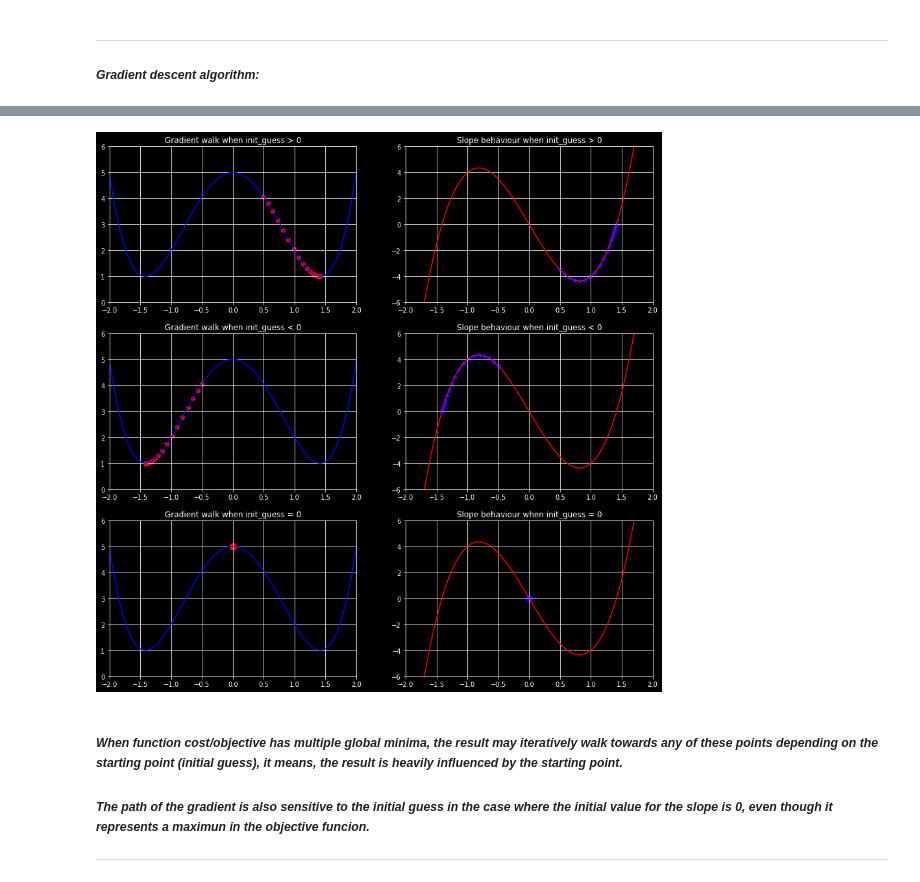
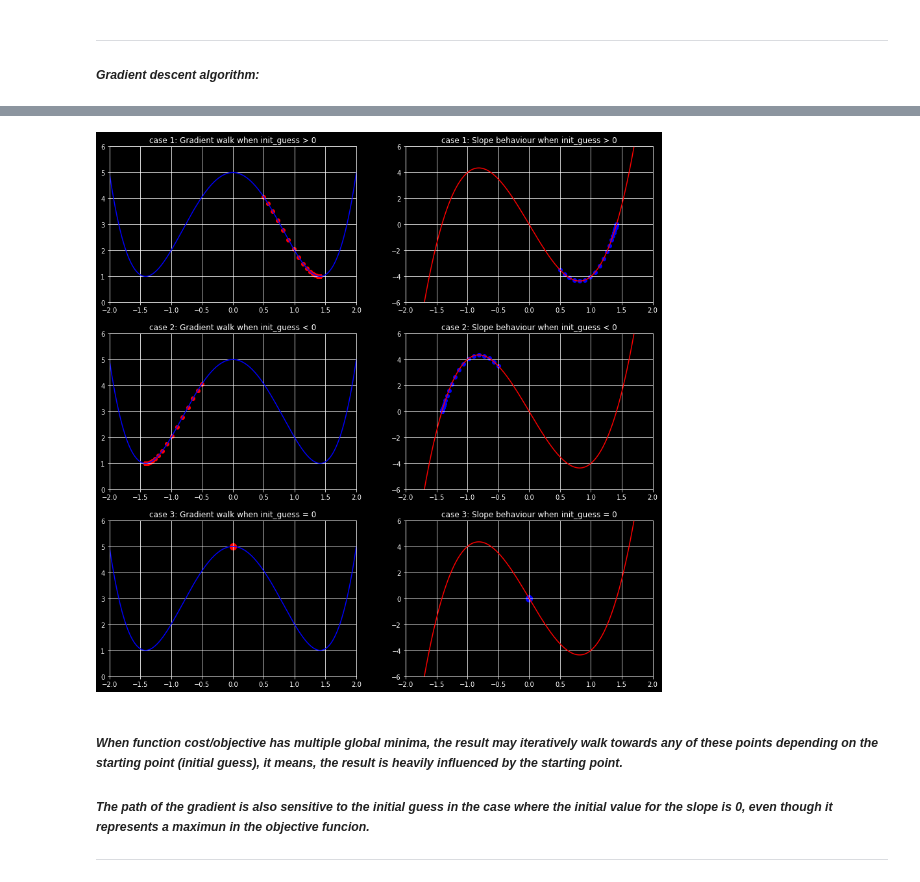
Before and after one commit to playeredlc/DataScience-Learnings, a Jupyter notebook: Gradient-Descent/gd_multiple_minima_vs_initial_guess.ipynb, the cells around one changed output, grey strips where cells are left out. Cells and saved outputs as stored; diff of their text form; code cells hidden in the pictures.

```diff
--- a/Gradient-Descent/gd_multiple_minima_vs_initial_guess.ipynb
+++ b/Gradient-Descent/gd_multiple_minima_vs_initial_guess.ipynb
@@ -76,13 +82,13 @@ plt.figure(figsize=[15, 15])
 
 # case 1: init_guess > 0
 new_x, x_list, deriv_list = gradient_descent(deriv_func=dg, init_guess= 0.5)
-plt.subplot(3, 2, 1).set_title('Gradient walk when init_guess > 0') #1row, 2cols, index=1
+plt.subplot(3, 2, 1).set_title('case 1: Gradient walk when init_guess > 0') #3rows, 2cols, index=1
 plt.xlim(-2, 2)
 plt.ylim(0, 6)
 plt.grid()
 plt.scatter(x_list, g(np.array(x_list)), c='r')
 plt.plot(x_1, g(x_1), c='b')
-plt.subplot(3, 2, 2).set_title('Slope behaviour when init_guess > 0') #1row, 2cols, index=2
+plt.subplot(3, 2, 2).set_title('case 1: Slope behaviour when init_guess > 0') #3rows, 2cols, index=2
 plt.xlim(-2, 2)
 plt.ylim(-6, 6)
 plt.grid()
@@ -90,38 +96,38 @@ plt.scatter(x_list, deriv_list, c='b')
 plt.plot(x_1, dg(x_1), c='r')
 
 # case 2: init_guess < 0
 new_x, x_list, deriv_list = gradient_descent(deriv_func=dg, init_guess= -0.5)
-plt.subplot(3, 2, 3).set_title('Gradient walk when init_guess < 0') #1row, 2cols, index=3
+plt.subplot(3, 2, 3).set_title('case 2: Gradient walk when init_guess < 0') #3rows, 2cols, index=3
 plt.xlim(-2, 2)
 plt.ylim(0, 6)
 plt.grid()
 plt.scatter(x_list, g(np.array(x_list)), c='r')
 plt.plot(x_1, g(x_1), c='b')
-plt.subplot(3, 2, 4).set_title('Slope behaviour when init_guess < 0') #1row, 2cols, index=4
+plt.subplot(3, 2, 4).set_title('case 2: Slope behaviour when init_guess < 0') #3rows, 2cols, index=4
 plt.xlim(-2, 2)
 plt.ylim(-6, 6)
 plt.grid()
 plt.scatter(x_list, deriv_list, c='b')
 plt.plot(x_1, dg(x_1), c='r')
 
 # case 3: init_guess = 0
 new_x, x_list, deriv_list = gradient_descent(deriv_func=dg, init_guess=0)
-plt.subplot(3, 2, 5).set_title('Gradient walk when init_guess = 0') #1row, 2cols, index=5
+plt.subplot(3, 2, 5).set_title('case 3: Gradient walk when init_guess = 0') #3rows, 2cols, index=5
 plt.xlim(-2, 2)
 plt.ylim(0, 6)
 plt.grid()
 plt.scatter(x_list, g(np.array(x_list)), c='r', s=100)
 plt.plot(x_1, g(x_1), c='b')
-plt.subplot(3, 2, 6).set_title('Slope behaviour when init_guess = 0') #1row, 2cols, index=6
+plt.subplot(3, 2, 6).set_title('case 3: Slope behaviour when init_guess = 0') #3rows, 2cols, index=6
 plt.xlim(-2, 2)
 plt.ylim(-6, 6)
 plt.grid()
 plt.scatter(x_list, deriv_list, c='b', s=100)
 plt.plot(x_1, dg(x_1), c='r')
 
 plt.show()
 # %% [output]
-[figure, old version]
+[figure, new version]
 # %% [markdown]
 ##### *When function cost/objective has multiple global minima, the result may iteratively walk towards any of these points depending on the starting point (initial guess), it means, the result is heavily influenced by the starting point.*
 ##### *The path of the gradient is also sensitive to the initial guess in the case where the initial value for the slope is 0, even though it represents a maximun in the objective funcion.*
```
Also changed, not shown: parts of 1 cell of this notebook.
